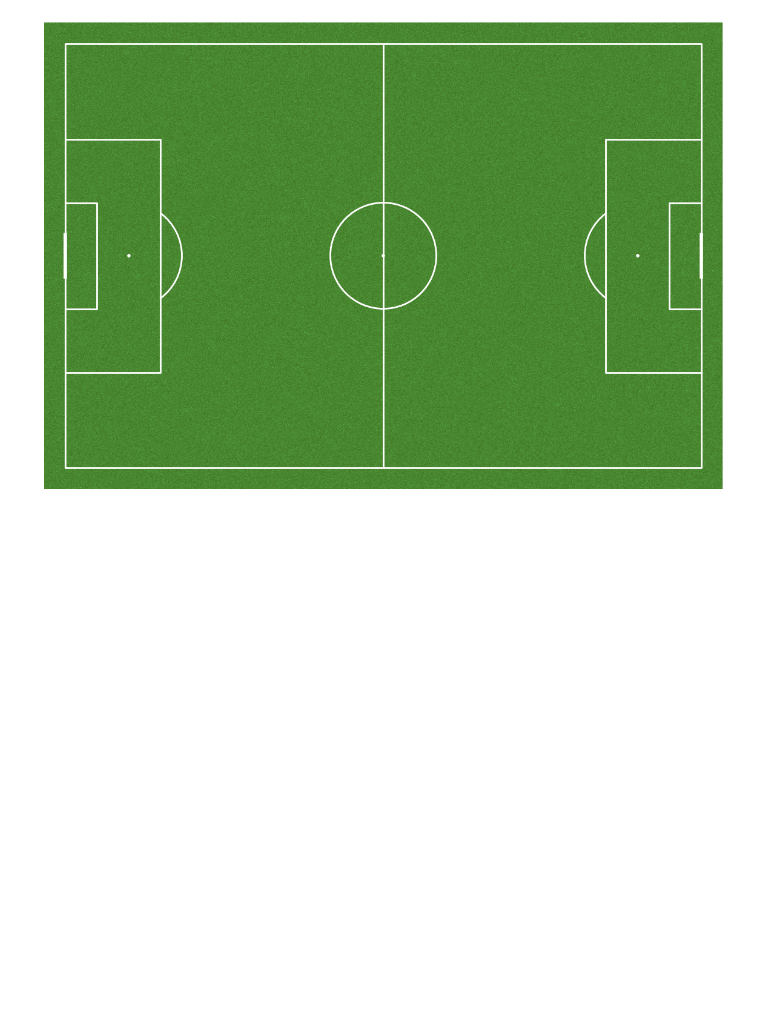
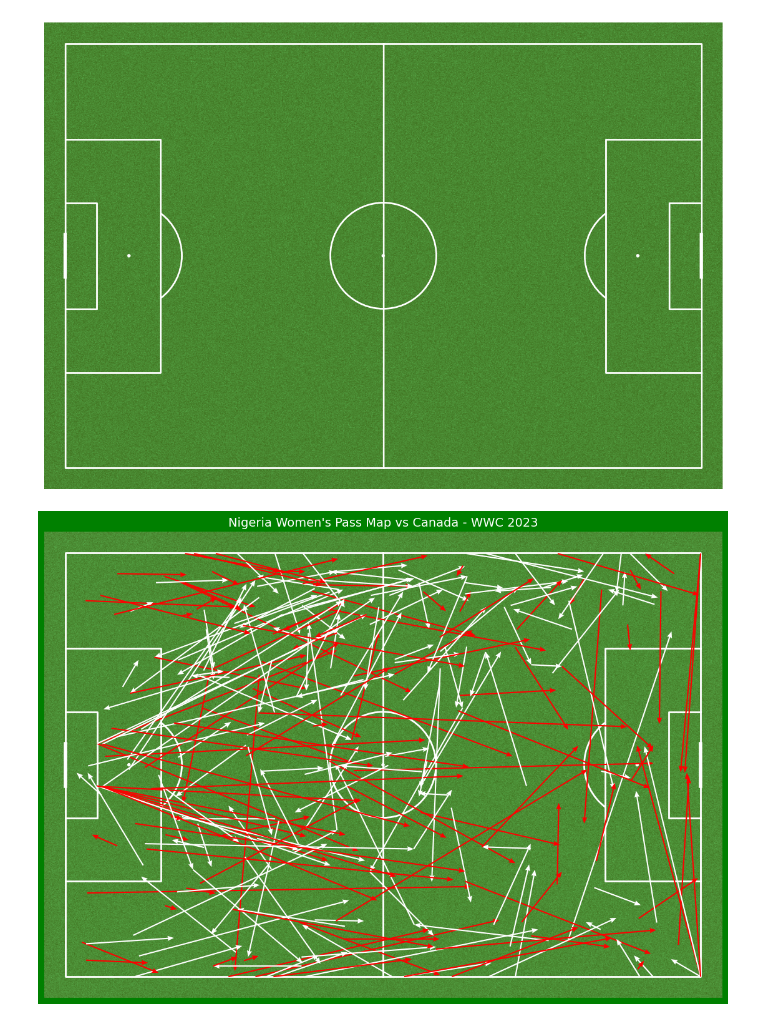
Before and after one commit to xoNelz/soccermatics-course01, a Jupyter notebook: notebooks/01_getting_started/03_first_pass_map.ipynb, the cells around one changed output. Cells and saved outputs as stored; diff of their text form; code cells hidden in the pictures; blank space fills up the shorter version.

```diff
--- a/notebooks/01_getting_started/03_first_pass_map.ipynb
+++ b/notebooks/01_getting_started/03_first_pass_map.ipynb
@@ -72,3 +72,23 @@ pitch = Pitch(pitch_type='statsbomb', pitch_color='grass', line_color='white')
 fig, ax = pitch.draw(figsize=(12, 8))
 # %% [output]
 [figure]
+# %%
+#Nigeria Passes plotted
+pitch = Pitch(pitch_type='statsbomb', pitch_color='grass', line_color='white')
+fig, ax = pitch.draw(figsize=(12, 8))
+
+for _, row in nigeria_passes.iterrows():
+    if row['pass_outcome'] != row['pass_outcome']:  # checks for NaN
+        color = 'white'  # completed pass
+    else:
+        color = 'red'  # incomplete pass
+
+    pitch.arrows(row['x'], row['y'], row['end_x'], row['end_y'],
+                 ax=ax, color=color, width=1.5, headwidth=4)
+
+ax.set_title("Nigeria Women's Pass Map vs Canada - WWC 2023", color='white', fontsize=14)
+fig.patch.set_facecolor('green')
+
+plt.show()
+# %% [output]
+[figure, added]
```
Also changed, not shown: 1 other file.
